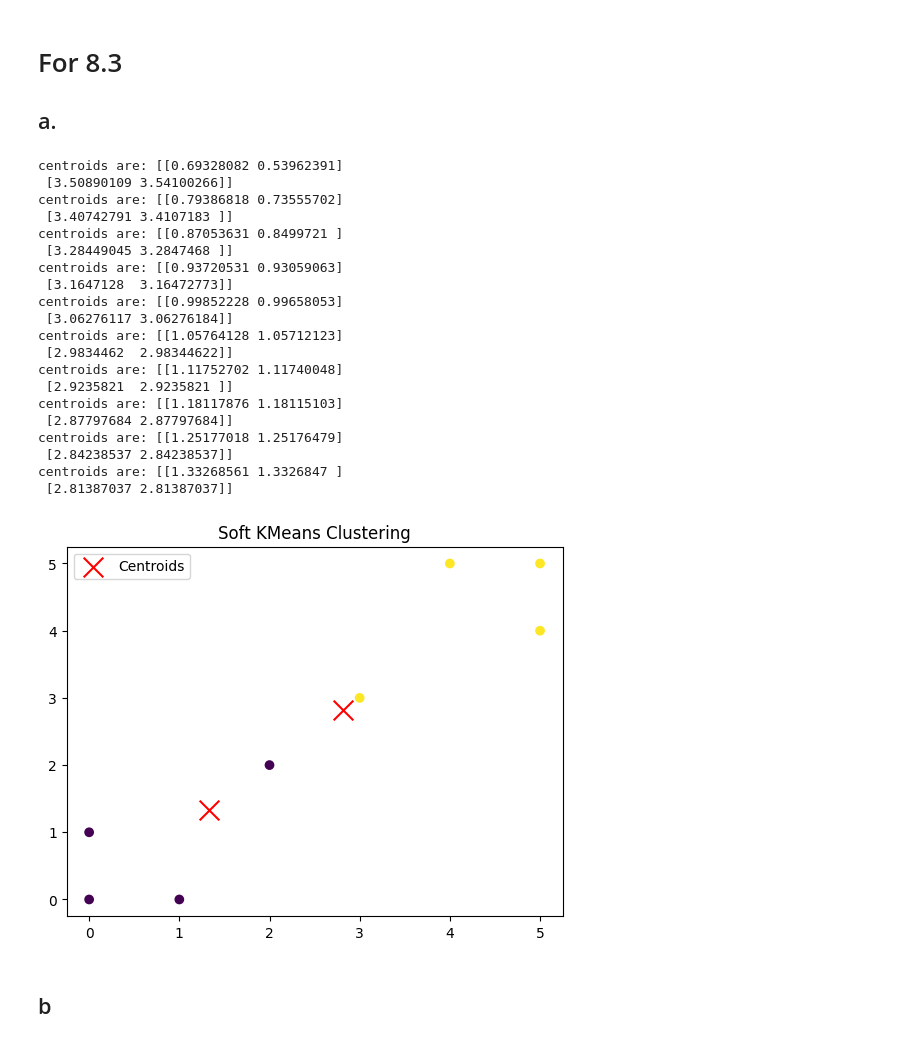
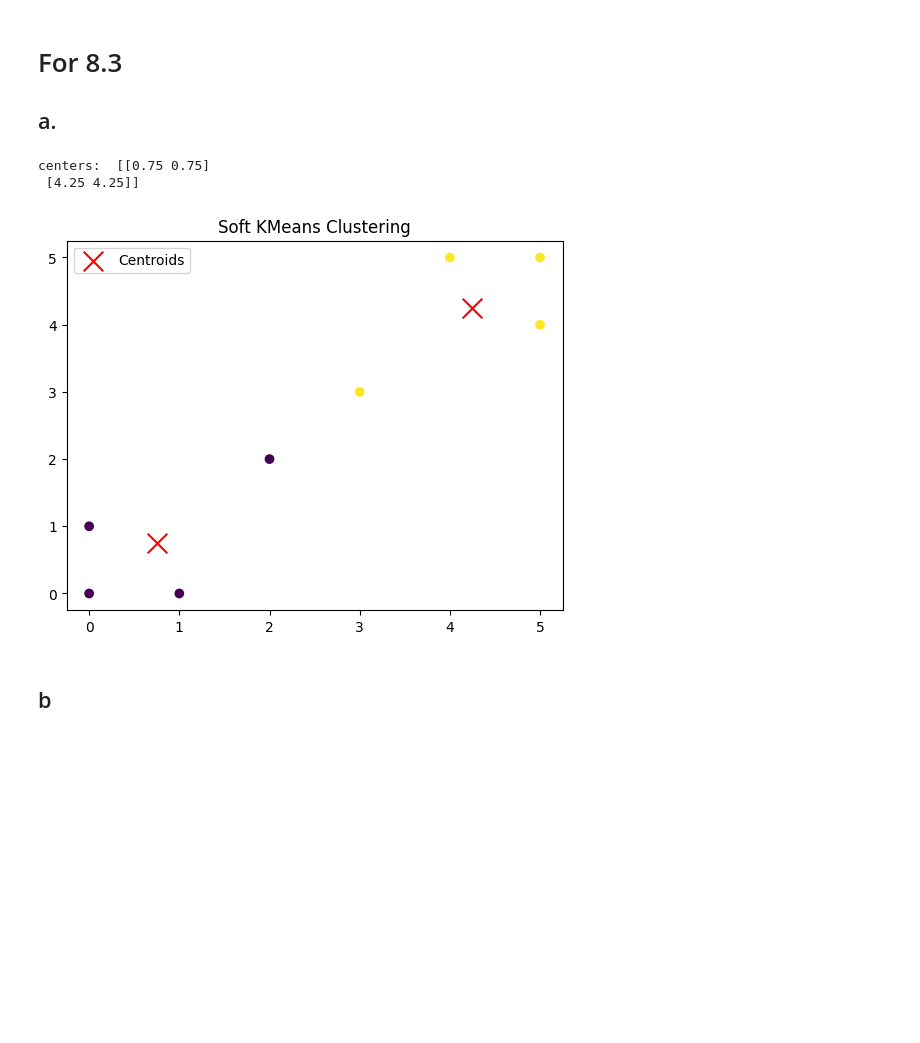
Before and after one commit to Ethylene9160/SDM359_Advanced_Machine_Learning, a Jupyter notebook: assignment/ass11/ass11.ipynb, the cells around one changed output. Saved outputs shown, nothing was run; the diff lists cells and outputs as text; code cells hidden in the pictures; blank space fills up the shorter version.

Commit message:
update assignment 11-12, codes.

```diff
--- a/assignment/ass11/ass11.ipynb
+++ b/assignment/ass11/ass11.ipynb
@@ -130,43 +115,28 @@ centroids are: [[-1.34615385  0.07211538]
 # %%
 centers_83 = np.array([
     [0.5,0],
     [3.5,3.75]
 ])
-kmeans_83a = mkm.SoftKMeansForAss(k=2,beta=2.0, epochs=10)  # beta参数控制soft assignment的程度
+kmeans_83a = mkm.SoftKMeansForAss(k=2,beta=2.0, epochs=50)  # beta参数控制soft assignment的程度
+kmeans_83a = mkm.KMeansForAss(k=2)
 data_83 = np.array([
     [0,0],
     [0,1],
     [5,4],
     [5,5],
     [4,5],
     [1,0],
     [2,2],
     [3,3]
 ])
-kmeans_88_2=kmeans_83a.fit_possibilities(data_83, init_centroids = centers_83)
+# kmeans_88_2=kmeans_83a.fit_possibilities(data_83, init_centroids = centers_83)
+kmeans_88_2=kmeans_83a.fit(data_83, init_centroids = centers_83)
+print('centers: ', kmeans_83a.centroids)
 draw(kmeans_83a.labels_, kmeans_83a.centroids, 'Soft KMeans Clustering', data_83)
 # %% [output]
-centroids are: [[0.69328082 0.53962391]
- [3.50890109 3.54100266]]
-centroids are: [[0.79386818 0.73555702]
- [3.40742791 3.4107183 ]]
-centroids are: [[0.87053631 0.8499721 ]
- [3.28449045 3.2847468 ]]
-centroids are: [[0.93720531 0.93059063]
- [3.1647128  3.16472773]]
-centroids are: [[0.99852228 0.99658053]
- [3.06276117 3.06276184]]
-centroids are: [[1.05764128 1.05712123]
- [2.9834462  2.98344622]]
-centroids are: [[1.11752702 1.11740048]
- [2.9235821  2.9235821 ]]
-centroids are: [[1.18117876 1.18115103]
- [2.87797684 2.87797684]]
-centroids are: [[1.25177018 1.25176479]
- [2.84238537 2.84238537]]
-centroids are: [[1.33268561 1.3326847 ]
- [2.81387037 2.81387037]]
+centers:  [[0.75 0.75]
+ [4.25 4.25]]
-[figure, old version]
+[figure, new version]
 # %% [markdown]
 ## b
 # %%
```
Also changed, not shown: parts of 7 cells of this notebook, 1 other file.
